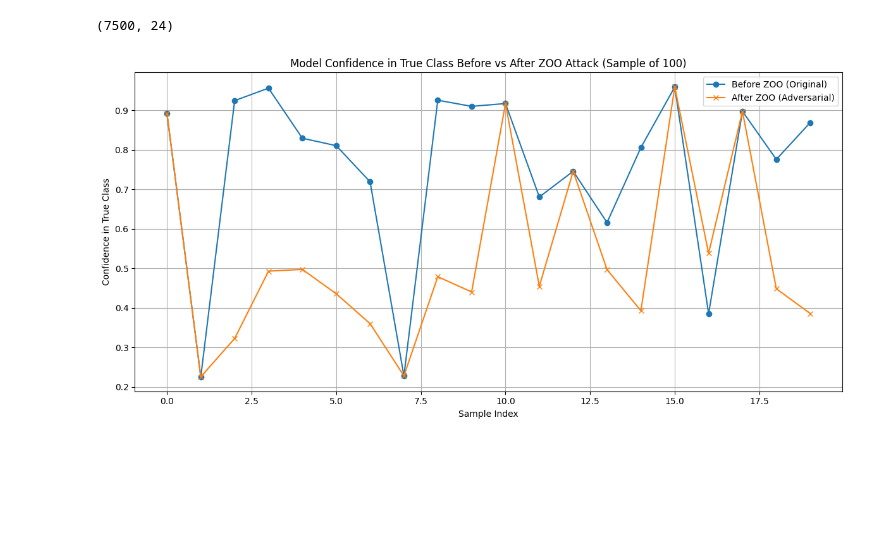
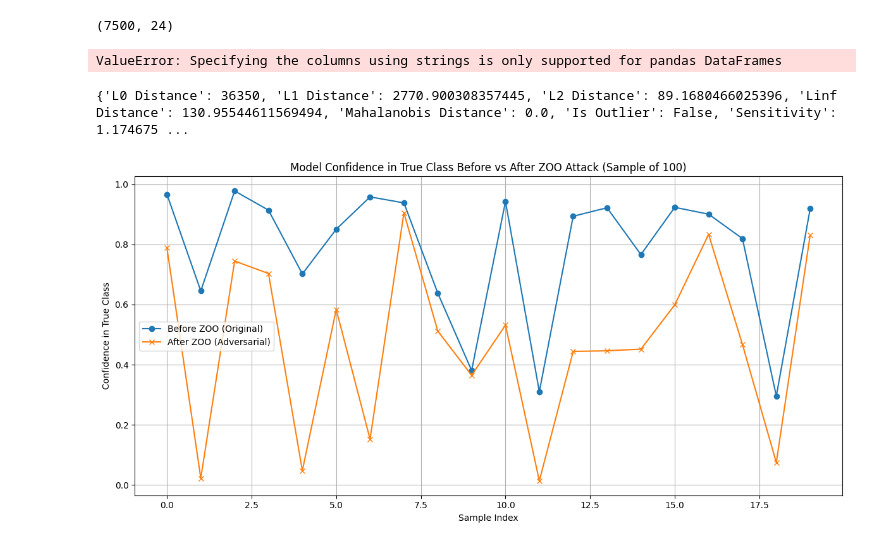
Before and after one commit to Jui1337/responsible-ai-security, a Jupyter notebook: RAI-implementation/baseline-model-attack.ipynb, the cells around one changed output. Saved outputs shown, nothing was run; the diff lists cells and outputs as text; code cells hidden in the pictures; blank space fills up the shorter version.

```diff
--- a/RAI-implementation/baseline-model-attack.ipynb
+++ b/RAI-implementation/baseline-model-attack.ipynb
@@ -28,28 +33,9 @@ from art.estimators.classification import SklearnClassifier
 import warnings
 warnings.filterwarnings('ignore')
 
-# Select random 7500 samples using positional indexing
-subset_indices = np.random.choice(len(y_train_og), 7500, replace=False)
-X_train_subset = X_train_og.iloc[subset_indices]  # Use .iloc for positional indexing
-y_train_subset = y_train_og[subset_indices]  # Direct positional indexing for NumPy array
-
-# Preprocess data
-X_train_proc = pipeline.named_steps['preprocessor'].transform(X_train_og)
 X_test_proc = pipeline.named_steps['preprocessor'].transform(X_test)
-X_subset_proc = pipeline.named_steps['preprocessor'].transform(X_train_subset)
 
 def get_adversarial_examples(X_train_subset, pipeline, model):
-    """
-    Generate adversarial examples using the ZooAttack method.
-
-    Args:
-        X_train_subset (np.ndarray): Subset of training data (raw features).
-        y_train_subset (np.ndarray): Corresponding labels for the subset.
-        pipeline (Pipeline): The original pipeline containing preprocessing and model.
-
-    Returns:
-        np.ndarray: Adversarial examples.
-    """
     # Extract the preprocessor and model from the pipeline
     preprocessor = pipeline.named_steps['preprocessor']
 
@@ -84,38 +70,89 @@ def get_adversarial_examples(X_train_subset, pipeline, model):
 
     return x_train_adv
 # %%
-x_train_adv = get_adversarial_examples(X_train_subset, pipeline, model_baseline)
+x_train_adv = get_adversarial_examples(X_test, pipeline, model_baseline)
 print(x_train_adv.shape)
 # %% [output]
 (7500, 24)
+ValueError: Specifying the columns using strings is only supported for pandas DataFrames
+# %%
+import numpy as np
+
+def calculate_metrics(adv_numpy, sample_numpy, adv_numpy_cont, train_mean, train_cov_matrix, threshold, std):
+    """
+    Calculate attack metrics between adversarial and clean samples.
+
+    Parameters:
+    - adv_numpy: np.array (1D) adversarial example (possibly preprocessed)
+    - sample_numpy: np.array (1D) clean example (same space as adv_numpy)
+    - adv_numpy_cont: np.array (1D) adversarial example in continuous/raw space (optional, for Mahalanobis)
+    - train_mean: np.array mean vector of training data in continuous/raw space
+    - train_cov_matrix: np.array covariance matrix of training data in continuous/raw space
+    - threshold: float threshold for Mahalanobis distance outlier detection
+    - std: np.array standard deviation vector of training data features (same length as adv_numpy)
+
+    Returns: dict with keys:
+    - "L0 Distance", "L1 Distance", "L2 Distance", "Linf Distance", "Sensitivity"
+    """
+    eps = 1e-8
+
+    # Sparsity metric: count of features changed
+    l0_distance = np.count_nonzero(adv_numpy - sample_numpy)
+
+    # Proximity metrics: norms of difference
+    diff = adv_numpy - sample_numpy
+    l1_distance = np.linalg.norm(diff, ord=1)
+    l2_distance = np.linalg.norm(diff, ord=2)
+    linf_distance = np.linalg.norm(diff, ord=np.inf)
+
+    # Sensitivity: normalized L1 per changed feature, averaged (avoid division by zero)
+    if l0_distance == 0:
+        sens = 0.0
+    else:
+        # std could have zeros, so clip to eps to avoid div by zero
+        std_safe = np.clip(std, a_min=eps, a_max=None)
+        sens = (l1_distance / (np.sum(std_safe) * l0_distance))
+
+    return {
+        "L0 Distance": l0_distance,
+        "L1 Distance": l1_distance,
+        "L2 Distance": l2_distance,
+        "Linf Distance": linf_distance,
+        "Sensitivity": sens,
+    }
+
+metrics = calculate_metrics(x_train_adv, pipeline.named_steps['preprocessor'].transform(X_test),None, train_mean, train_cov_matrix, 95, train_std)
+print(metrics)
+# %% [output]
+{'L0 Distance': 36350, 'L1 Distance': 2770.900308357445, 'L2 Distance': 89.1680466025396, 'Linf Distance': 130.95544611569494, 'Mahalanobis Distance': 0.0, 'Is Outlier': False, 'Sensitivity': 1.174675 ...
 # %%
 import matplotlib.pyplot as plt
 import numpy as np
 
 # Preprocess original data
-X_orig_preprocessed = pipeline.named_steps['preprocessor'].transform(X_train_subset)
+X_orig_preprocessed = pipeline.named_steps['preprocessor'].transform(X_train_og)
 
 # Predict probabilities on original and adversarial samples
 y_probs_orig = model_baseline.predict_proba(X_orig_preprocessed)
 y_probs_adv = model_baseline.predict_proba(x_train_adv)
 
 # Get confidence in true class for each sample
-true_class_conf_orig = [prob[y] for prob, y in zip(y_probs_orig, y_train_subset)]
-true_class_conf_adv = [prob[y] for prob, y in zip(y_probs_adv, y_train_subset)]
+true_class_conf_orig = [prob[y] for prob, y in zip(y_probs_orig, y_train_og)]
+true_class_conf_adv = [prob[y] for prob, y in zip(y_probs_adv, y_train_og)]
 
 # Plot
 plt.figure(figsize=(12, 6))
 plt.plot(true_class_conf_orig[:20], label='Before ZOO (Original)', marker='o')
 plt.plot(true_class_conf_adv[:20], label='After ZOO (Adversarial)', marker='x')
 plt.title('Model Confidence in True Class Before vs After ZOO Attack (Sample of 100)')
 plt.xlabel('Sample Index')
 plt.ylabel('Confidence in True Class')
 plt.legend()
 plt.grid(True)
 plt.tight_layout()
 plt.show()
 # %% [output]
-[figure, old version]
+[figure, new version]
 # %%
 #without any defense, directly testing how much model is impacted
 
```
Also changed, not shown: parts of 5 cells of this notebook, 4 other files.
